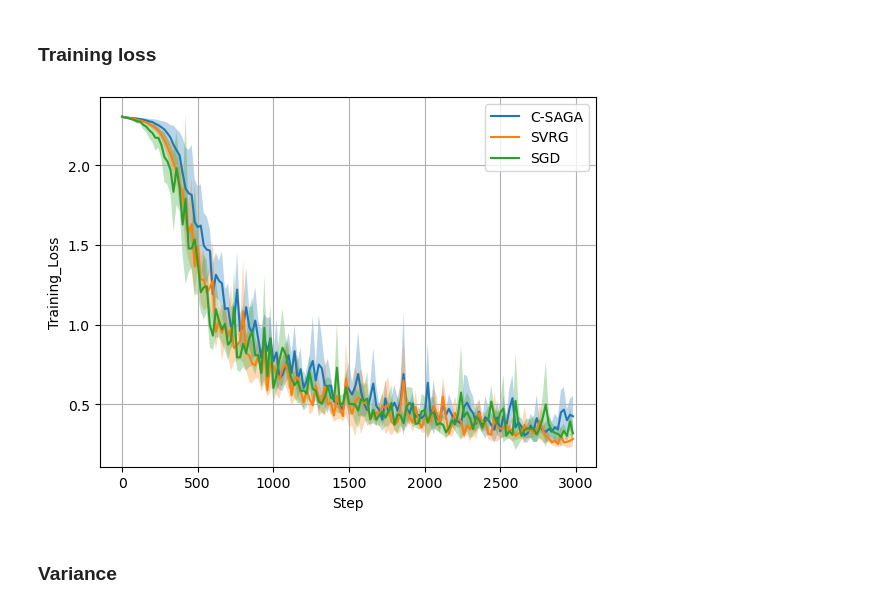
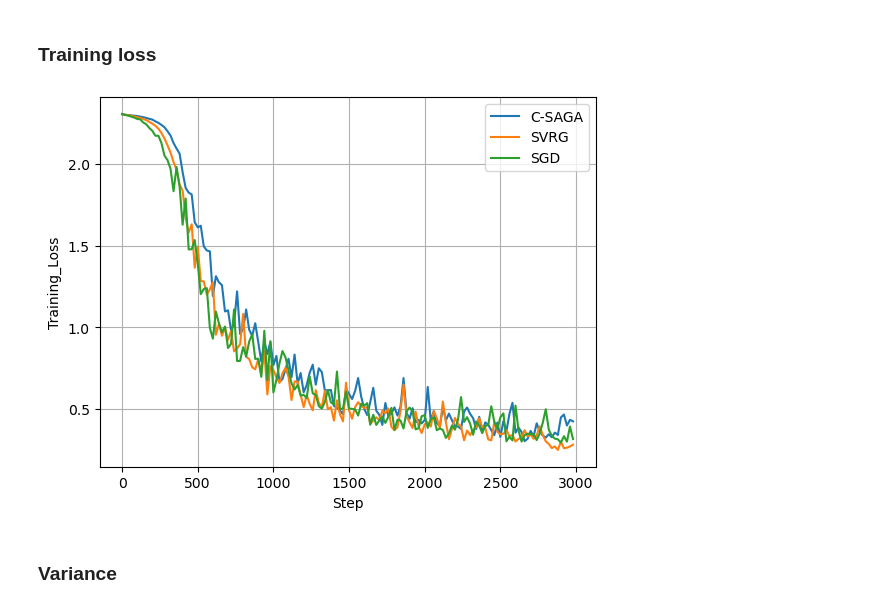
Before and after one commit to mohahf19/OptML-2023, a Jupyter notebook: compare_snapshots.ipynb, the cells around one changed output. Drawn from its saved outputs; the diff is of its cells as text; code cells hidden in the pictures.

```diff
--- a/compare_snapshots.ipynb
+++ b/compare_snapshots.ipynb
@@ -64,41 +64,55 @@ mean_sgd = np.mean(sgd, axis=0)
 std_sgd = np.std(sgd, axis=0)
 ci_low_sgd, ci_up_sgd = mean_sgd - 1.96*std_sgd/np.sqrt(num_runs), mean_sgd + 1.96*std_sgd/np.sqrt(num_runs)
 # %%
+steps_loss = 20 * np.array(list(range(150))) # we measure the train loss once in 20 steps out of 3000 total, used for x axis
+
 ratio = False # set to true to plot ratio of train loss of SAGA/SGD and SVRG/SGD
-steps_loss = 20 * np.array(list(range(150))) # we measure the train loss once in 20 steps out of 3000 total, used for x axis
+ci = False # set to true to plot confidence interval
+smooth = True # remove spikes
 
 if ratio:
     mean_sgd = mean_sgd + 0.00000001
 
-    ratio_saga_sgd = mean_saga/mean_sgd
-    ratio_svrg_sgd = mean_svrg/mean_sgd
+    if smooth:
+        r, s = plot_utils.smoothen(mean_saga/mean_sgd, 11)
+        s = 20*s
+    else:
+        s, r = steps_loss, mean_saga/mean_sgd
+    plt.plot(s, r, label = "C-SAGA")
 
-    plt.plot(steps_loss, ratio_saga_sgd, label = "C-SAGA")
-    plt.plot(steps_loss, ratio_svrg_sgd, label = "SVRG")
+    if smooth:
+        r, s = plot_utils.smoothen(mean_svrg/mean_sgd, 11)
+        s = 20*s
+    else:
+        s, r = steps_loss, mean_svrg/mean_sgd
+    plt.plot(s, r, label = "SVRG")
 
-    print(np.mean(ratio_saga_sgd), np.mean(ratio_svrg_sgd))
+    print(np.mean(mean_saga/mean_sgd), np.mean(mean_svrg/mean_sgd))
 
     plt.xlabel('Step')
     plt.ylabel('Training_Loss / Training_Loss_SGD')
 else:
     plt.plot(steps_loss, mean_saga, label = "C-SAGA")
-    plt.fill_between(steps_loss, ci_low_saga, ci_up_saga, alpha = 0.3)
+    if ci:
+        plt.fill_between(steps_loss, ci_low_saga, ci_up_saga, alpha = 0.3)
 
     plt.plot(steps_loss, mean_svrg, label = "SVRG")
-    plt.fill_between(steps_loss, ci_low_svrg, ci_up_svrg, alpha = 0.3)
+    if ci:
+        plt.fill_between(steps_loss, ci_low_svrg, ci_up_svrg, alpha = 0.3)
 
     plt.plot(steps_loss, mean_sgd, label = "SGD")
-    plt.fill_between(steps_loss, ci_low_sgd, ci_up_sgd, alpha = 0.3)
+    if ci:
+        plt.fill_between(steps_loss, ci_low_sgd, ci_up_sgd, alpha = 0.3)
 
     plt.xlabel('Step')
     plt.ylabel('Training_Loss')
 
 
 plt.legend()
 plt.grid()
 plt.show()
 # %% [output]
-[figure, old version]
+[figure, new version]
 # %% [markdown]
 ### Variance
 # %%
```
Also changed, not shown: parts of 2 cells of this notebook, 1 other file.
